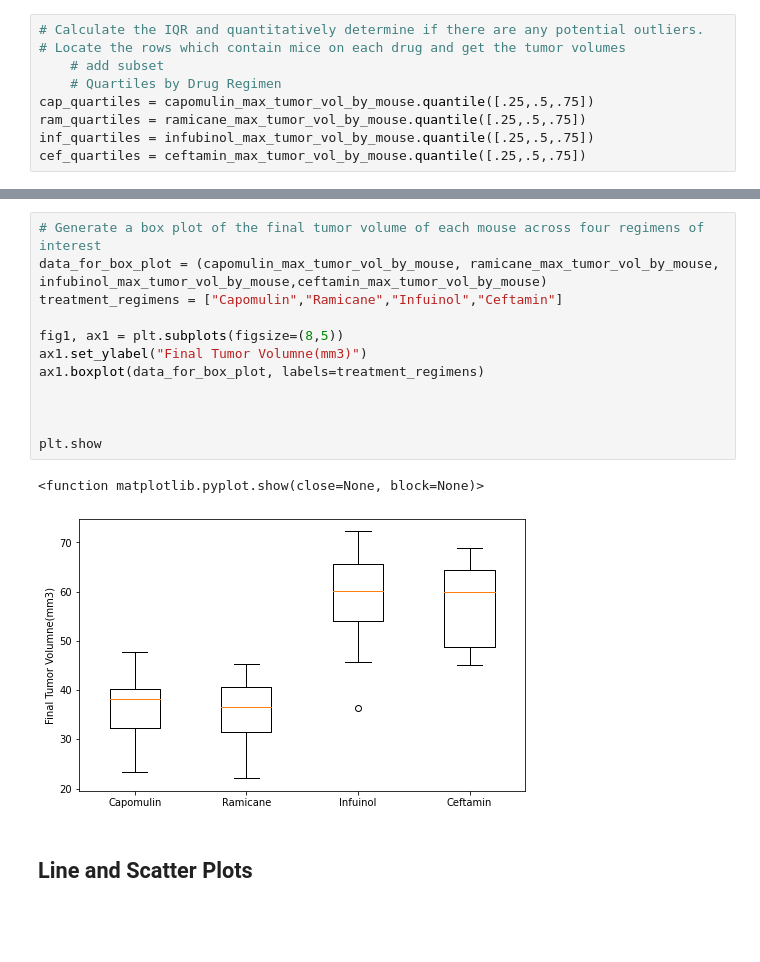
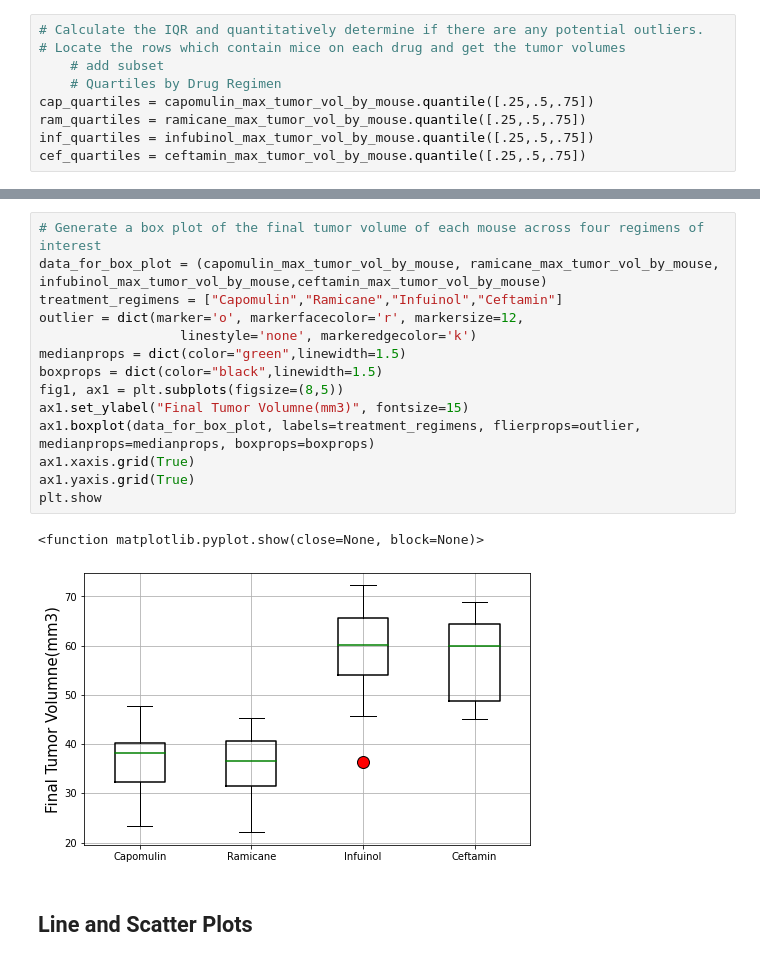
Before and after one commit to lcswsher/Matplotlib_challenge, a Jupyter notebook: pymaceuticals_starter.ipynb, the cells around one changed output, grey strips where cells are left out. Cells and saved outputs as stored; diff of their text form; blank space fills up the shorter version.

Commit message:
updates to the Box Plot chart

```diff
--- a/pymaceuticals_starter.ipynb
+++ b/pymaceuticals_starter.ipynb
@@ -311,18 +299,20 @@ The IQR for Ceftamin is 15.58
 # %%
 # Generate a box plot of the final tumor volume of each mouse across four regimens of interest
 data_for_box_plot = (capomulin_max_tumor_vol_by_mouse, ramicane_max_tumor_vol_by_mouse, infubinol_max_tumor_vol_by_mouse,ceftamin_max_tumor_vol_by_mouse)
 treatment_regimens = ["Capomulin","Ramicane","Infuinol","Ceftamin"]
-
+outlier = dict(marker='o', markerfacecolor='r', markersize=12,
+                  linestyle='none', markeredgecolor='k')
+medianprops = dict(color="green",linewidth=1.5)
+boxprops = dict(color="black",linewidth=1.5)
 fig1, ax1 = plt.subplots(figsize=(8,5))
-ax1.set_ylabel("Final Tumor Volumne(mm3)")
-ax1.boxplot(data_for_box_plot, labels=treatment_regimens)
-
-
-
+ax1.set_ylabel("Final Tumor Volumne(mm3)", fontsize=15)
+ax1.boxplot(data_for_box_plot, labels=treatment_regimens, flierprops=outlier, medianprops=medianprops, boxprops=boxprops)
+ax1.xaxis.grid(True)
+ax1.yaxis.grid(True)
 plt.show
 # %% [output]
 <function matplotlib.pyplot.show(close=None, block=None)>
-[figure, old version]
+[figure, new version]
 # %% [markdown]
 ## Line and Scatter Plots
 # %%
```
Also changed, not shown: parts of 4 cells of this notebook.
